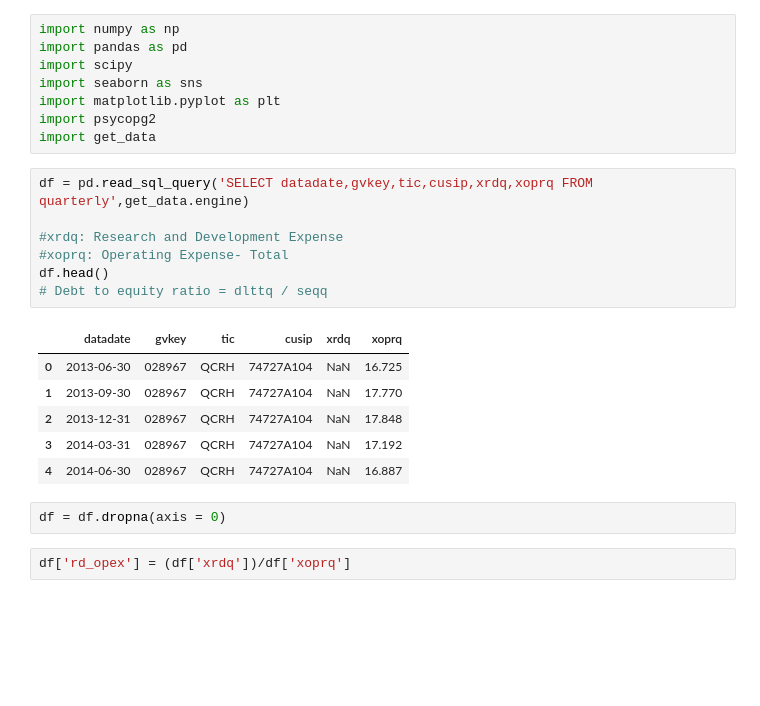
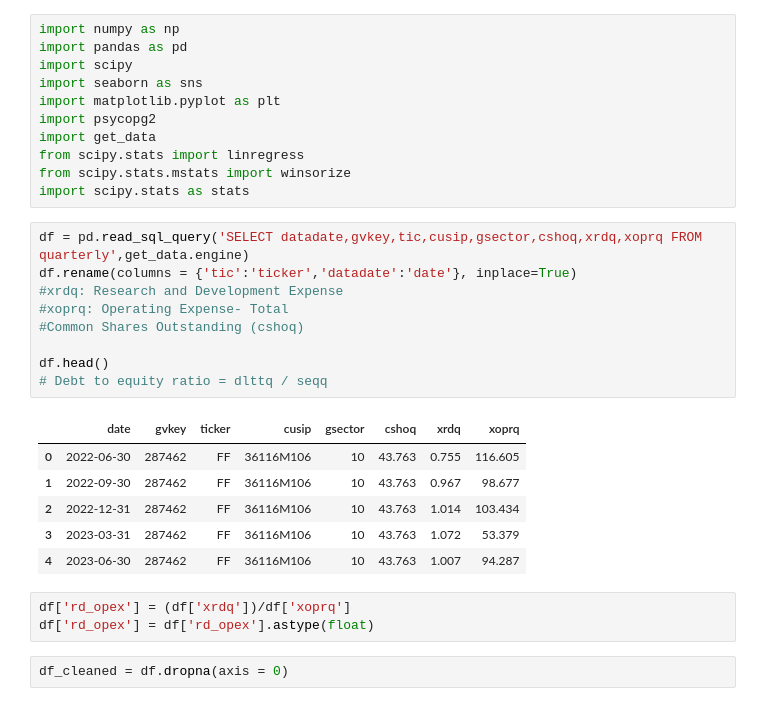
Before and after one commit to ili23/cds-sp24-millennium, a Jupyter notebook: notebooks/rd_to_opex.ipynb, the cells around one changed output. Cells and saved outputs as stored; diff of their text form; blank space fills up the shorter version.

Commit message:
updated rd_to_opex file

```diff
--- a/notebooks/rd_to_opex.ipynb
+++ b/notebooks/rd_to_opex.ipynb
@@ -6,23 +6,29 @@ import seaborn as sns
 import matplotlib.pyplot as plt
 import psycopg2
 import get_data
+from scipy.stats import linregress
+from scipy.stats.mstats import winsorize
+import scipy.stats as stats
 # %%
-df = pd.read_sql_query('SELECT datadate,gvkey,tic,cusip,xrdq,xoprq FROM quarterly',get_data.engine)
-
+df = pd.read_sql_query('SELECT datadate,gvkey,tic,cusip,gsector,cshoq,xrdq,xoprq FROM quarterly',get_data.engine)
+df.rename(columns = {'tic':'ticker','datadate':'date'}, inplace=True)
 #xrdq: Research and Development Expense
 #xoprq: Operating Expense- Total
+#Common Shares Outstanding (cshoq)
+
 df.head()
 # Debt to equity ratio = dlttq / seqq
 # %% [output]
-|  | datadate | gvkey | tic | cusip | xrdq | xoprq |
-| 0 | 2013-06-30 | 028967 | QCRH | 74727A104 | NaN | 16.725 |
-| 1 | 2013-09-30 | 028967 | QCRH | 74727A104 | NaN | 17.770 |
-| 2 | 2013-12-31 | 028967 | QCRH | 74727A104 | NaN | 17.848 |
-| 3 | 2014-03-31 | 028967 | QCRH | 74727A104 | NaN | 17.192 |
-| 4 | 2014-06-30 | 028967 | QCRH | 74727A104 | NaN | 16.887 |
+|  | date | gvkey | ticker | cusip | gsector | cshoq | xrdq | xoprq |
+| 0 | 2022-06-30 | 287462 | FF | 36116M106 | 10 | 43.763 | 0.755 | 116.605 |
+| 1 | 2022-09-30 | 287462 | FF | 36116M106 | 10 | 43.763 | 0.967 | 98.677 |
+| 2 | 2022-12-31 | 287462 | FF | 36116M106 | 10 | 43.763 | 1.014 | 103.434 |
+| 3 | 2023-03-31 | 287462 | FF | 36116M106 | 10 | 43.763 | 1.072 | 53.379 |
+| 4 | 2023-06-30 | 287462 | FF | 36116M106 | 10 | 43.763 | 1.007 | 94.287 |
+# %%
+df['rd_opex'] = (df['xrdq'])/df['xoprq']
+df['rd_opex'] = df['rd_opex'].astype(float)
 # %%
-df = df.dropna(axis = 0)
+df_cleaned = df.dropna(axis = 0)
-# %%
-df['rd_opex'] = (df['xrdq'])/df['xoprq']
 # %%
 #getting rid of outliers
```
Also changed, not shown: parts of 17 cells of this notebook.
